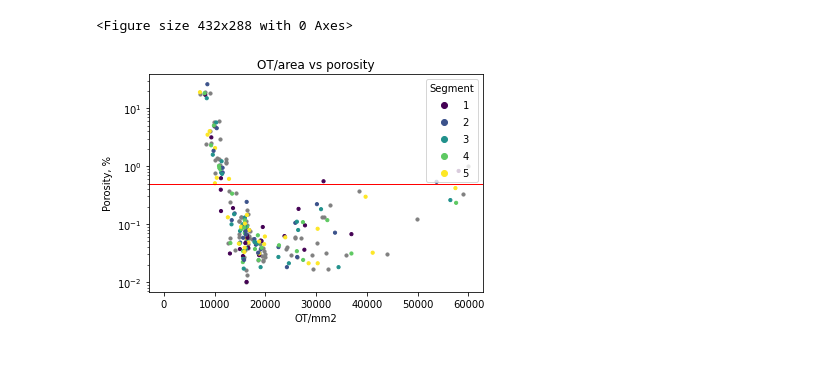
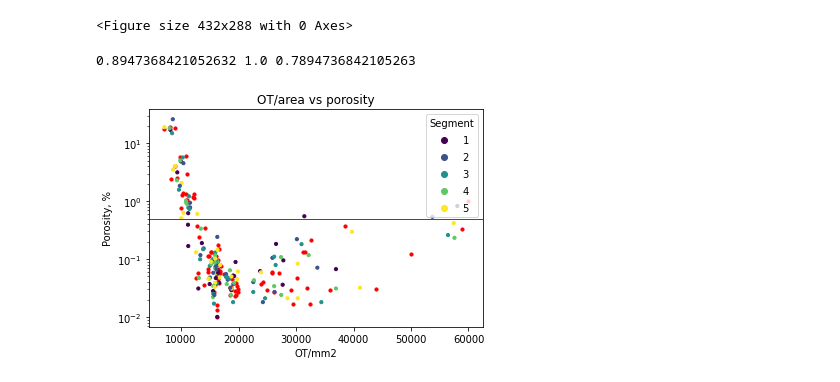
Before and after one commit to ErikSievers/thesis, a Jupyter notebook: final-notebook-v3.ipynb, the cells around one changed output. Drawn from its saved outputs; the diff is of its cells as text; code cells hidden in the pictures.

```diff
--- a/final-notebook-v3.ipynb
+++ b/final-notebook-v3.ipynb
@@ -229,26 +229,37 @@ plt.figure()
 <Figure size 432x288 with 0 Axes>
 # %%
 # Create a numpy array with the average value of all non-nan pixels
-X = [np.nanmean(object) for object in trainobjects]
-X2 = [np.nanmean(object) for object in testobjects]
-
+X = np.array([np.nanmean(object) for object in trainobjects])
+X1 = np.array([np.nanstd(object) for object in trainobjects])
+X2 = np.array([np.nanmean(object) for object in testobjects])
+X3 = np.array([np.nanstd(object) for object in testobjects])
+Xs = np.concatenate((X.reshape(-1, 1), X1.reshape(-1, 1)), axis=1)
+XTest = np.concatenate((X2.reshape(-1, 1), X3.reshape(-1, 1)), axis=1)
 
 plt.title("OT/area vs porosity")
 plt.ylabel('Porosity, %')
 plt.xlabel('OT/mm2')
 y = trainobjectinfo.Porosity
 y2 = testsegmentinfo.Porosity
-scatter2 = plt.scatter(X2, y2, c='grey', s=10)
+scatter2 = plt.scatter(X2, y2, c='r', s=10)
 scatter = plt.scatter(X, y, c=trainobjectinfo.Segment,  s=10)
 legend1 = plt.legend(*scatter.legend_elements(),
                     loc="upper right", title="Segment")
-plt.axline((-0.1, 0.5), (0, 0.5), linewidth=1, color='r')
+plt.axline((20000, 0.5), (20001, 0.5), linewidth=1, color='r')
 # for index, row in segmentdf.iterrows():
 #     plt.annotate(text=row.Object, xy=(x[index], y[index]))
 plt.yscale('log')
 # plt.xscale('log')
+
+from sklearn.ensemble import RandomForestClassifier
+from sklearn import neighbors, metrics
+clf = RandomForestClassifier(max_depth=2, random_state=0)
+clf.fit(Xs, trainobjectinfo.Label)
+YPred = clf.predict(XTest)
+print(metrics.roc_auc_score(testsegmentinfo.Label, YPred), metrics.precision_score(testsegmentinfo.Label, YPred, zero_division=0), metrics.recall_score(testsegmentinfo.Label, YPred, zero_division=0))
 # %% [output]
+0.8947368421052632 1.0 0.7894736842105263
-[figure, old version]
+[figure, new version]
 # %%
 from sklearn import neighbors, metrics
 from sklearn.model_selection import cross_val_score, LeaveOneOut
```
Also changed, not shown: parts of 3 cells of this notebook, 1 other file.
